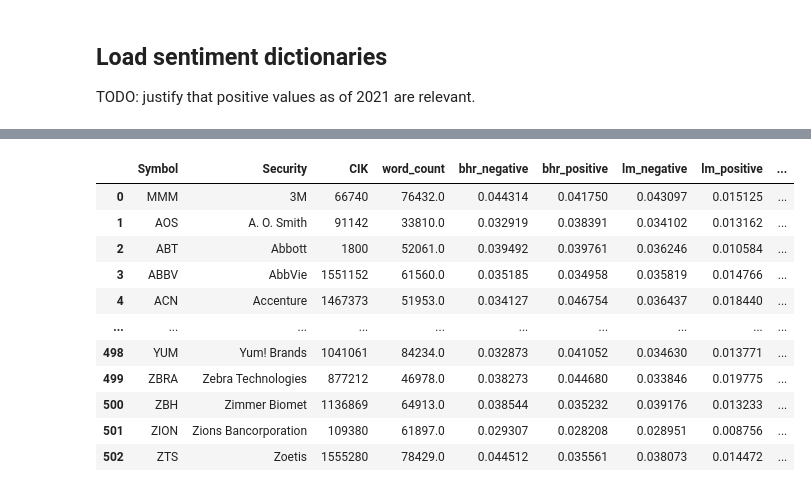
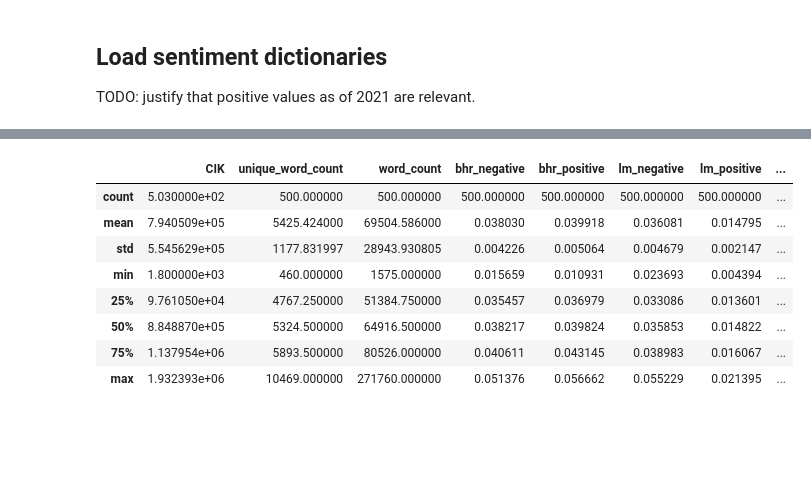
Before and after one commit to nicole-elchaar/10K-sentiments, a Jupyter notebook: build_sample.ipynb, the cells around one changed output, grey strips where cells are left out. Cells and saved outputs as stored; diff of their text form; code cells hidden in the pictures; blank space fills up the shorter version.

```diff
--- a/build_sample.ipynb
+++ b/build_sample.ipynb
@@ -78,17 +66,19 @@ sp500 = pd.read_csv(sp500_path)[['Symbol', 'Security', 'CIK']]
 # Get the filing date for each 10-K
 session = HTMLSession()
 
-for i in tqdm(range(len(sp500))):  # TODO:
-    tic = sp500['Symbol'].iloc[i]
-    cik = sp500['CIK'].iloc[i]
+for i in tqdm(range(len(sp500_rets))):  # TODO:
+    tic = sp500_rets['Symbol'].iloc[i]
+    cik = sp500_rets['CIK'].iloc[i]
+    truth_path = sp500_rets['truth_path'].iloc[i]
 
-    if not os.path.exists(fr'{firm_10k_path}/{tic}/10-K/'):
+    if not os.path.exists(fr'{firm_10k_path}/{truth_path}/10-K/'):
         print(f'Error finding accession number for {tic}')
+        print(fr'{firm_10k_path}/{truth_path}/10-K/')
         continue
-    accession = os.listdir(fr'{firm_10k_path}/{tic}/10-K/')[0]
+    accession = os.listdir(fr'{firm_10k_path}/{truth_path}/10-K/')[0]
 
     url = f'https://www.sec.gov/Archives/edgar/data/{cik}/{accession}-index.html'
     r = session.get(url)
-    sp500.loc[i, 'filing_date'] = r.html.find('.info', first=True).text
+    sp500_rets.loc[i, 'filing_date'] = r.html.find('.info', first=True).text
 
-sp500
+sp500_rets
@@ -251,47 +313,51 @@ def add_sentiment(df, i, sentiment_name, search, text, word_count):
 # %%
-for i in tqdm(range(len(sp500))):
-    tic = sp500['Symbol'].iloc[i]
+# TODO: uncomment if not
+
+# Load and get the sentiment of clean 10-Ks
+temp_path = output_dir + '/ticker_sentiments_temp.csv'  # TODO: add *temp* to .gitignore
+
+# if not os.path.exists(sentiment_save_path):
+for i in tqdm(range(len(sp500_sents))):
+    tic = sp500_sents['Symbol'].iloc[i]
+    truth_path = sp500_sents['truth_path'].iloc[i]    # TODO: explain
 
     # Check existence of path
-    if not os.path.exists(fr'{firm_10k_path}/{tic}'):
+    if not os.path.exists(fr'{firm_10k_path}/{truth_path}'): # TODO: 10k_path to 10k_clean_path
         print(f'Cannot find 10-K for ticker {tic}')
         continue
 
-    for path in glob.glob(fr'{firm_10k_path}/{tic}/*/*/*.html'):
-        # Open and clean the 10-K
+    for path in glob.glob(fr'{firm_10k_clean_path}/{truth_path}/*.txt'):
         with open(path, 'rb') as report_file:
-            html = report_file.read()
-        soup = BeautifulSoup(html, 'lxml-xml')
-        for div in soup.find_all("div", {'style': 'display:none'}):
-            div.decompose()                       # remove hidden divs,
-        lower = soup.get_text().lower()           # uppercase,
-        no_punc = re.sub(r'\W', ' ', lower)       # non-alpha-numeric,
-        cleaned = re.sub(r'\s+', ' ', no_punc)    # single-space
+            cleaned = str(report_file.read())
 
         # Add word count and unique word count
         word_list = re.findall(r'\w+', cleaned)
-        sp500.loc[i, 'unique_word_count'] = len(set(word_list))
+        sp500_sents.loc[i, 'unique_word_count'] = len(set(word_list))
         word_count = len(word_list)
-        sp500.loc[i, 'word_count'] = word_count
+        sp500_sents.loc[i, 'word_count'] = word_count
 
         # Gather valence variables
-        add_sentiment(sp500, i, 'bhr_negative', BHR_negative_regex, cleaned, word_count)
-        add_sentiment(sp500, i, 'bhr_positive', BHR_positive_regex, cleaned, word_count)
-        add_sentiment(sp500, i, 'lm_negative', LM_negative_regex, cleaned, word_count)
-        add_sentiment(sp500, i, 'lm_positive', LM_positive_regex, cleaned, word_count)
+        add_sentiment(sp500_sents, i, 'bhr_negative', BHR_negative_regex, cleaned, word_count)
+        add_sentiment(sp500_sents, i, 'bhr_positive', BHR_positive_regex, cleaned, word_count)
+        add_sentiment(sp500_sents, i, 'lm_negative', LM_negative_regex, cleaned, word_count)
+        add_sentiment(sp500_sents, i, 'lm_positive', LM_positive_regex, cleaned, word_count)
 
         # Gather topic valence variables
-        add_sentiment(sp500, i, 'esg_negative', esg_negative_regex, cleaned, word_count)
-        add_sentiment(sp500, i, 'esg_positive', esg_positive_regex, cleaned, word_count)
-        add_sentiment(sp500, i, 'ecom_negative', ecom_negative_regex, cleaned, word_count)
-        add_sentiment(sp500, i, 'ecom_positive', ecom_positive_regex, cleaned, word_count)
-        add_sentiment(sp500, i, 'bio_negative', bio_negative_regex, cleaned, word_count)
-        add_sentiment(sp500, i, 'bio_positive', bio_positive_regex, cleaned, word_count)
+        add_sentiment(sp500_sents, i, 'esg_negative', esg_negative_regex, cleaned, word_count)
+        add_sentiment(sp500_sents, i, 'esg_positive', esg_positive_regex, cleaned, word_count)
+        add_sentiment(sp500_sents, i, 'ecom_negative', ecom_negative_regex, cleaned, word_count)
+        add_sentiment(sp500_sents, i, 'ecom_positive', ecom_positive_regex, cleaned, word_count)
+        add_sentiment(sp500_sents, i, 'bio_negative', bio_negative_regex, cleaned, word_count)
+        add_sentiment(sp500_sents, i, 'bio_positive', bio_positive_regex, cleaned, word_count)
 
         # Save intermittently
         if i % 25 == 0:
-            sp500.to_csv(sentiment_save_path, index=False)
+            sp500_sents.to_csv(temp_path, index=False)
 
-sp500.to_csv(sentiment_save_path, index=False)
-sp500
+sp500_sents.to_csv(sentiment_save_path, index=False)
+# else:
+#     # Load existing sentiments
+#     sp500_sents = pd.read_csv(sentiment_save_path)
+#     pass
+sp500_sents.describe()
 # %% [output]
@@ -305,12 +367,9 @@ Cannot find 10-K for ticker WBD
-|  | Symbol | Security | CIK | word_count | bhr_negative | bhr_positive | lm_negative | lm_positive | ... |
-| 0 | MMM | 3M | 66740 | 76432.0 | 0.044314 | 0.041750 | 0.043097 | 0.015125 | ... |
-| 1 | AOS | A. O. Smith | 91142 | 33810.0 | 0.032919 | 0.038391 | 0.034102 | 0.013162 | ... |
-| 2 | ABT | Abbott | 1800 | 52061.0 | 0.039492 | 0.039761 | 0.036246 | 0.010584 | ... |
-| 3 | ABBV | AbbVie | 1551152 | 61560.0 | 0.035185 | 0.034958 | 0.035819 | 0.014766 | ... |
-| 4 | ACN | Accenture | 1467373 | 51953.0 | 0.034127 | 0.046754 | 0.036437 | 0.018440 | ... |
-| ... | ... | ... | ... | ... | ... | ... | ... | ... | ... |
-| 498 | YUM | Yum! Brands | 1041061 | 84234.0 | 0.032873 | 0.041052 | 0.034630 | 0.013771 | ... |
-| 499 | ZBRA | Zebra Technologies | 877212 | 46978.0 | 0.038273 | 0.044680 | 0.033846 | 0.019775 | ... |
-| 500 | ZBH | Zimmer Biomet | 1136869 | 64913.0 | 0.038544 | 0.035232 | 0.039176 | 0.013233 | ... |
-| 501 | ZION | Zions Bancorporation | 109380 | 61897.0 | 0.029307 | 0.028208 | 0.028951 | 0.008756 | ... |
-| 502 | ZTS | Zoetis | 1555280 | 78429.0 | 0.044512 | 0.035561 | 0.038073 | 0.014472 | ... |
+|  | CIK | unique_word_count | word_count | bhr_negative | bhr_positive | lm_negative | lm_positive | ... |
+| count | 5.030000e+02 | 500.000000 | 500.000000 | 500.000000 | 500.000000 | 500.000000 | 500.000000 | ... |
+| mean | 7.940509e+05 | 5425.424000 | 69504.586000 | 0.038030 | 0.039918 | 0.036081 | 0.014795 | ... |
+| std | 5.545629e+05 | 1177.831997 | 28943.930805 | 0.004226 | 0.005064 | 0.004679 | 0.002147 | ... |
+| min | 1.800000e+03 | 460.000000 | 1575.000000 | 0.015659 | 0.010931 | 0.023693 | 0.004394 | ... |
+| 25% | 9.761050e+04 | 4767.250000 | 51384.750000 | 0.035457 | 0.036979 | 0.033086 | 0.013601 | ... |
+| 50% | 8.848870e+05 | 5324.500000 | 64916.500000 | 0.038217 | 0.039824 | 0.035853 | 0.014822 | ... |
+| 75% | 1.137954e+06 | 5893.500000 | 80526.000000 | 0.040611 | 0.043145 | 0.038983 | 0.016067 | ... |
+| max | 1.932393e+06 | 10469.000000 | 271760.000000 | 0.051376 | 0.056662 | 0.055229 | 0.021395 | ... |
```
Also changed, not shown: parts of 27 cells of this notebook.
